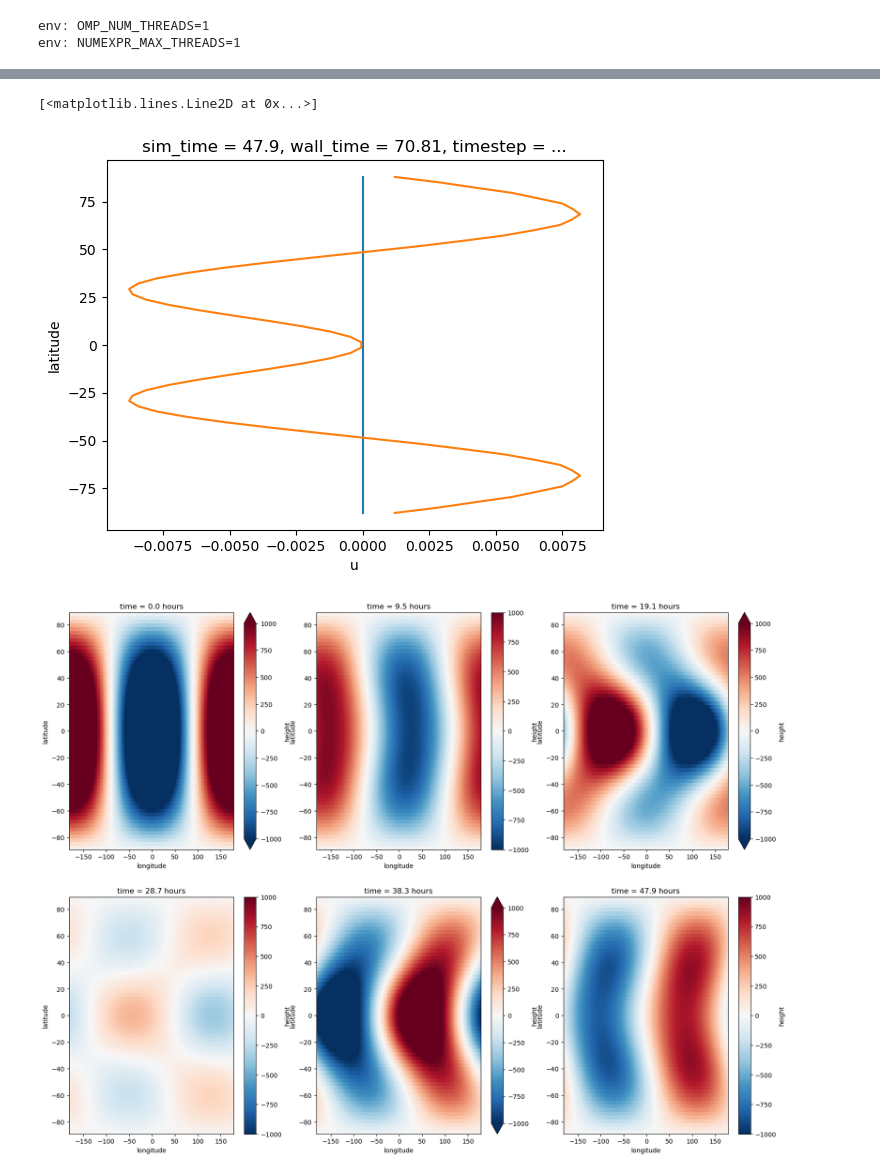
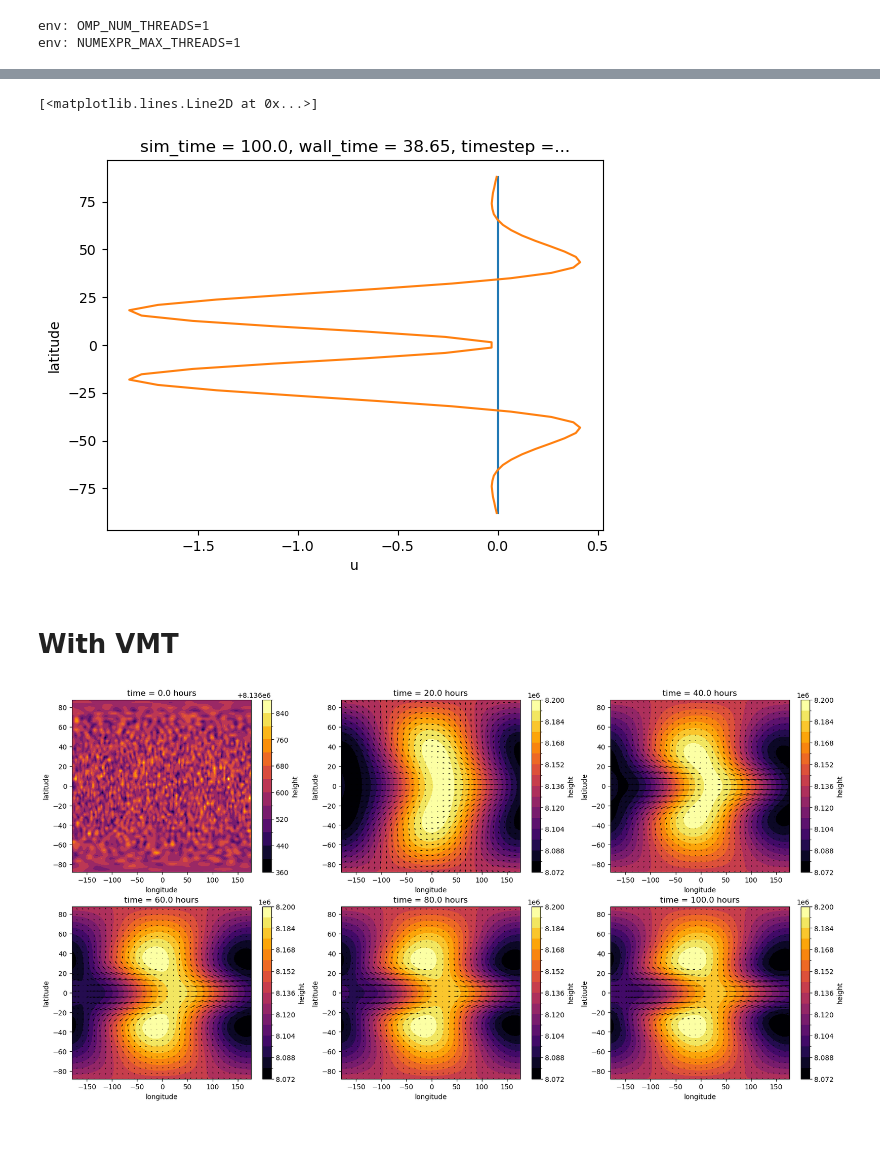
Before and after one commit to qnicolas/superrotation, a Jupyter notebook: oneLayerSW.ipynb, the cells around one changed output, grey strips where cells are left out. Saved outputs shown, nothing was run; the diff lists cells and outputs as text; code cells hidden in the pictures; blank space fills up the shorter version.

```diff
--- a/oneLayerSW.ipynb
+++ b/oneLayerSW.ipynb
@@ -137,3 +14,3 @@ Wall time: 1min 9s
 # %%
-sol = xr.open_dataset('snapshots/snapshots_s1.h5',engine='dedalus')
-sol = sol.assign_coords({'longitude':(sol.phi-np.pi)*180/np.pi,'latitude':(np.pi/2-sol.theta)*180/np.pi}).swap_dims({'phi':'longitude','theta':'latitude'})
+def thetaphi_to_lonlat(ds):
+    return ds.assign_coords({'longitude':(ds.phi-np.pi)*180/np.pi,'latitude':(np.pi/2-ds.theta)*180/np.pi}).swap_dims({'phi':'longitude','theta':'latitude'})
@@ -139,0 +24,3 @@ sol = sol.assign_coords({'longitude':(sol.phi-np.pi)*180/np.pi,'latitude':(np.pi
+# %%
+sol_novmt = xr.open_dataset('snapshots_novmt/snapshots_novmt_s1.h5',engine='dedalus')
+sol_novmt = thetaphi_to_lonlat(sol_novmt)
@@ -139,0 +32,14 @@ sol = sol.assign_coords({'longitude':(sol.phi-np.pi)*180/np.pi,'latitude':(np.pi
+# %%
+sol=sol_novmt
+_,axs=plt.subplots(2,3,figsize=(20,10))
+axs=axs.reshape(-1)
+for i,time in enumerate(np.linspace(0,len(sol.t)-1,6)):
+    time=int(time)
+    ((sol.height[time])/meter).plot.contourf(ax=axs[i],y='latitude',levels=18,cmap=plt.cm.inferno)
+    n=4;m=2
+    axs[i].quiver(sol.longitude[::n],
+                  sol.latitude[::m] ,
+                  sol.u[time][::n,::m].T,
+                  sol.v[time][::n,::m].T)
+    #axs[i].set_xlim(-90,90)
+    axs[i].set_title("time = %.1f hours"%sol.t[time])
@@ -140,16 +48,27 @@ sol = sol.assign_coords({'longitude':(sol.phi-np.pi)*180/np.pi,'latitude':(np.pi
 # %%
-(sol.u.mean('longitude')[0]  /(meter/second)).plot(y='latitude')
-(sol.u.mean('longitude')[-1] /(meter/second)).plot(y='latitude')
+(sol_novmt.u.mean('longitude')[0]  /(meter/second)).plot(y='latitude')
+(sol_novmt.u.mean('longitude')[-1] /(meter/second)).plot(y='latitude')
 # %% [output]
 [<matplotlib.lines.Line2D at 0x...>]
-[figure, old version]
+[figure, new version]
+# %% [markdown]
+# With VMT
+# %%
+sol_vmt = xr.open_dataset('snapshots_vmt/snapshots_vmt_s1.h5',engine='dedalus')
+sol_vmt = thetaphi_to_lonlat(sol_vmt)
 # %%
-_,axs=plt.subplots(2,3,figsize=(20,15))
+sol=sol_vmt
+_,axs=plt.subplots(2,3,figsize=(20,10))
 axs=axs.reshape(-1)
 for i,time in enumerate(np.linspace(0,len(sol.t)-1,6)):
     time=int(time)
-    ((sol.height[time]-H0)/meter).plot(ax=axs[i],y='latitude',vmin=-1e3,vmax=1e3,cmap=plt.cm.RdBu_r)
+    ((sol.height[time])/meter).plot.contourf(ax=axs[i],y='latitude',levels=18,cmap=plt.cm.inferno)
+    n=4;m=2
+    axs[i].quiver(sol.longitude[::n],
+                  sol.latitude[::m] ,
+                  sol.u[time][::n,::m].T,
+                  sol.v[time][::n,::m].T)
     #axs[i].set_xlim(-90,90)
     axs[i].set_title("time = %.1f hours"%sol.t[time])
 # %% [output]
-[figure, old version]
+[figure, new version]
```
Also changed, not shown: parts of 18 cells of this notebook, 3 other files.
